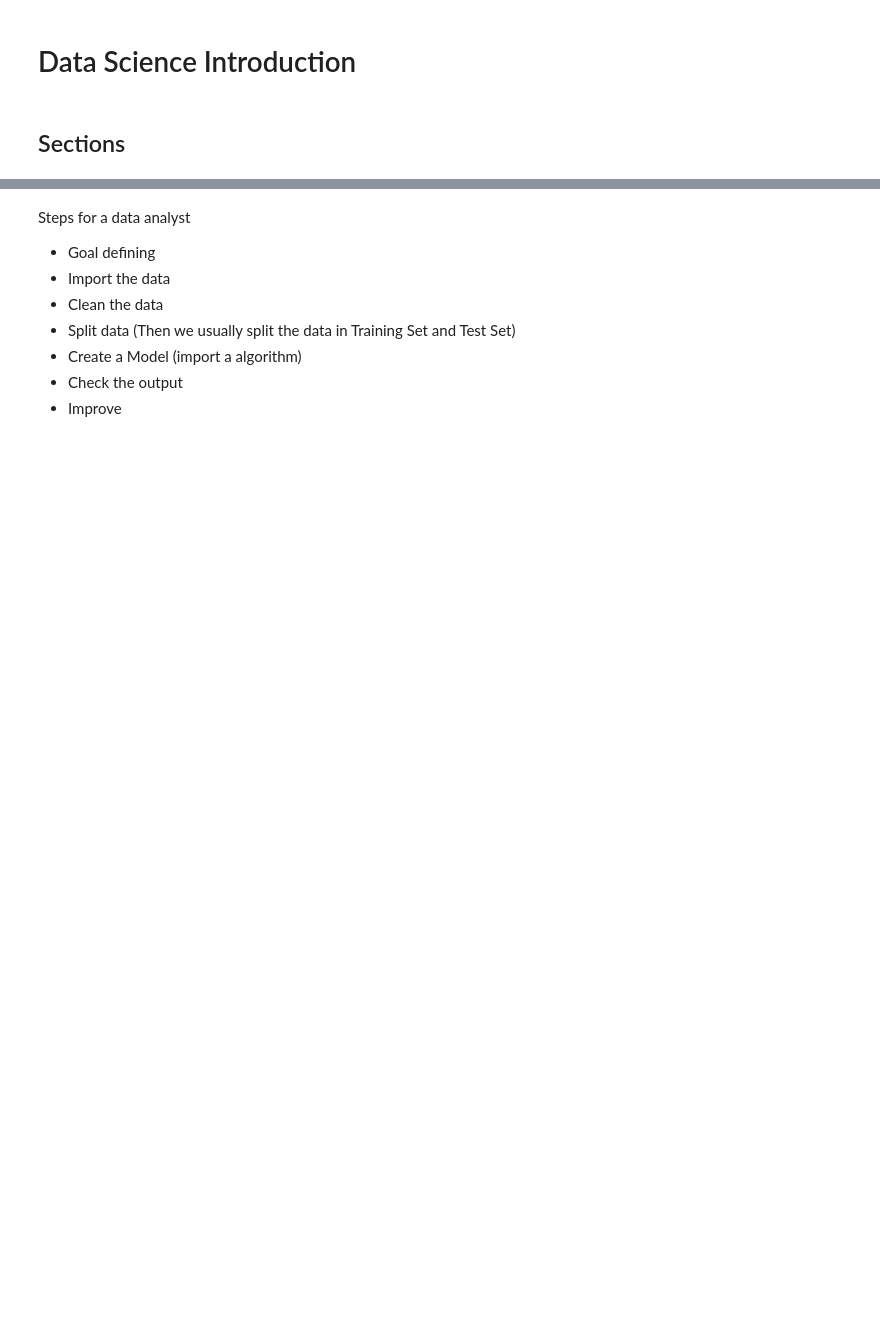
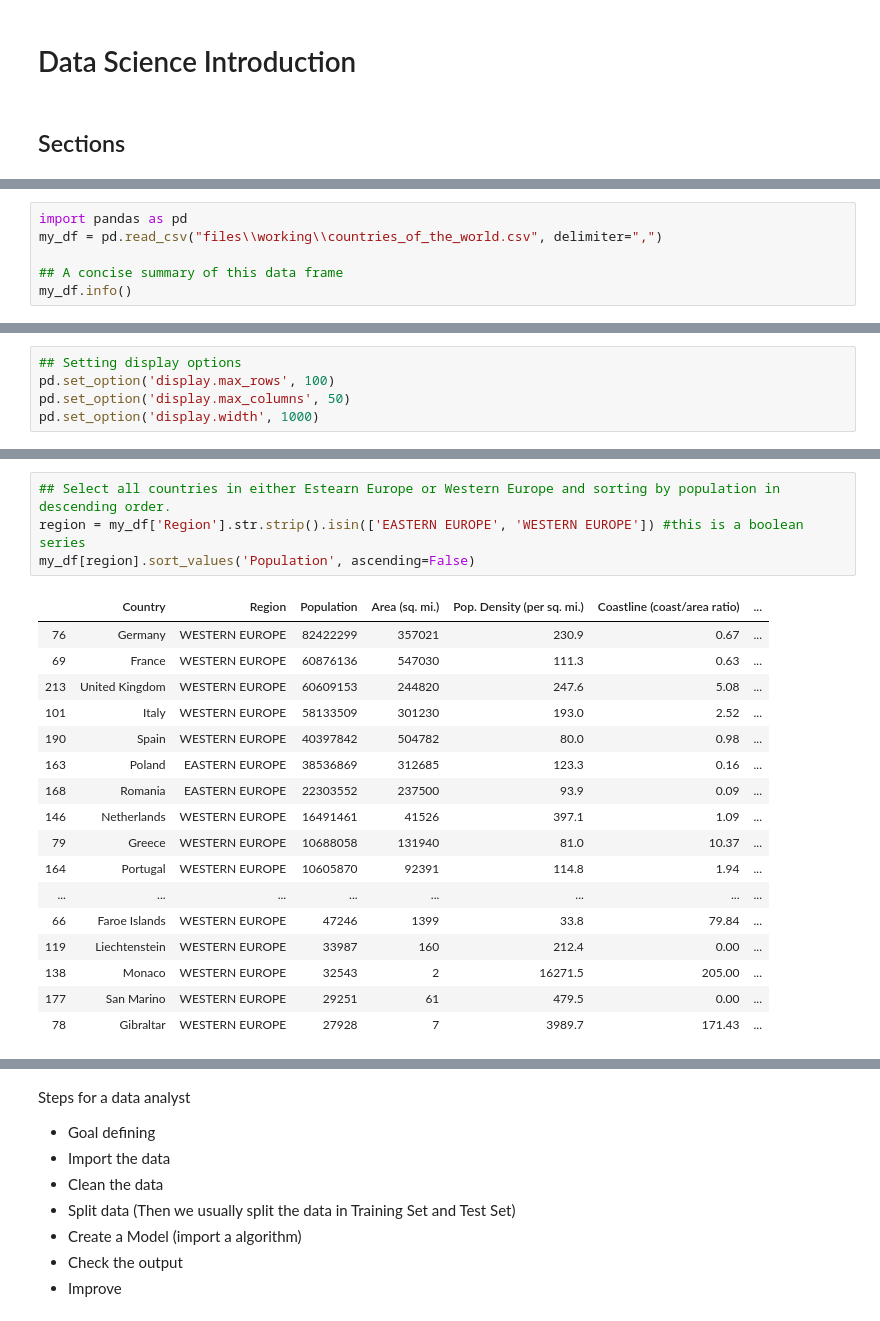
Before and after one commit to jlomeli71/python-notes, a Jupyter notebook: 13. Data Science Introduction.ipynb, the cells around one changed output, grey strips where cells are left out. Saved outputs shown, nothing was run; the diff lists cells and outputs as text; blank space fills up the shorter version.

```diff
--- a/13. Data Science Introduction.ipynb
+++ b/13. Data Science Introduction.ipynb
@@ -4,0 +480,6 @@
+# %%
+import pandas as pd
+my_df = pd.read_csv("files\\working\\countries_of_the_world.csv", delimiter=",")
+
+## A concise summary of this data frame
+my_df.info()
@@ -4,0 +512,5 @@
+# %%
+## Setting display options
+pd.set_option('display.max_rows', 100)
+pd.set_option('display.max_columns', 50)
+pd.set_option('display.width', 1000)
@@ -4,0 +589,22 @@
+# %%
+## Select all countries in either Estearn Europe or Western Europe and sorting by population in descending order.
+region = my_df['Region'].str.strip().isin(['EASTERN EUROPE', 'WESTERN EUROPE']) #this is a boolean series
+my_df[region].sort_values('Population', ascending=False)
+# %% [output]
+|  | Country | Region | Population | Area (sq. mi.) | Pop. Density (per sq. mi.) | Coastline (coast/area ratio) | ... |
+| 76 | Germany | WESTERN EUROPE | 82422299 | 357021 | 230.9 | 0.67 | ... |
+| 69 | France | WESTERN EUROPE | 60876136 | 547030 | 111.3 | 0.63 | ... |
+| 213 | United Kingdom | WESTERN EUROPE | 60609153 | 244820 | 247.6 | 5.08 | ... |
+| 101 | Italy | WESTERN EUROPE | 58133509 | 301230 | 193.0 | 2.52 | ... |
+| 190 | Spain | WESTERN EUROPE | 40397842 | 504782 | 80.0 | 0.98 | ... |
+| 163 | Poland | EASTERN EUROPE | 38536869 | 312685 | 123.3 | 0.16 | ... |
+| 168 | Romania | EASTERN EUROPE | 22303552 | 237500 | 93.9 | 0.09 | ... |
+| 146 | Netherlands | WESTERN EUROPE | 16491461 | 41526 | 397.1 | 1.09 | ... |
+| 79 | Greece | WESTERN EUROPE | 10688058 | 131940 | 81.0 | 10.37 | ... |
+| 164 | Portugal | WESTERN EUROPE | 10605870 | 92391 | 114.8 | 1.94 | ... |
+| ... | ... | ... | ... | ... | ... | ... | ... |
+| 66 | Faroe Islands | WESTERN EUROPE | 47246 | 1399 | 33.8 | 79.84 | ... |
+| 119 | Liechtenstein | WESTERN EUROPE | 33987 | 160 | 212.4 | 0.00 | ... |
+| 138 | Monaco | WESTERN EUROPE | 32543 | 2 | 16271.5 | 205.00 | ... |
+| 177 | San Marino | WESTERN EUROPE | 29251 | 61 | 479.5 | 0.00 | ... |
+| 78 | Gibraltar | WESTERN EUROPE | 27928 | 7 | 3989.7 | 171.43 | ... |
```
Also changed, not shown: parts of 133 cells of this notebook, 8 other files.
